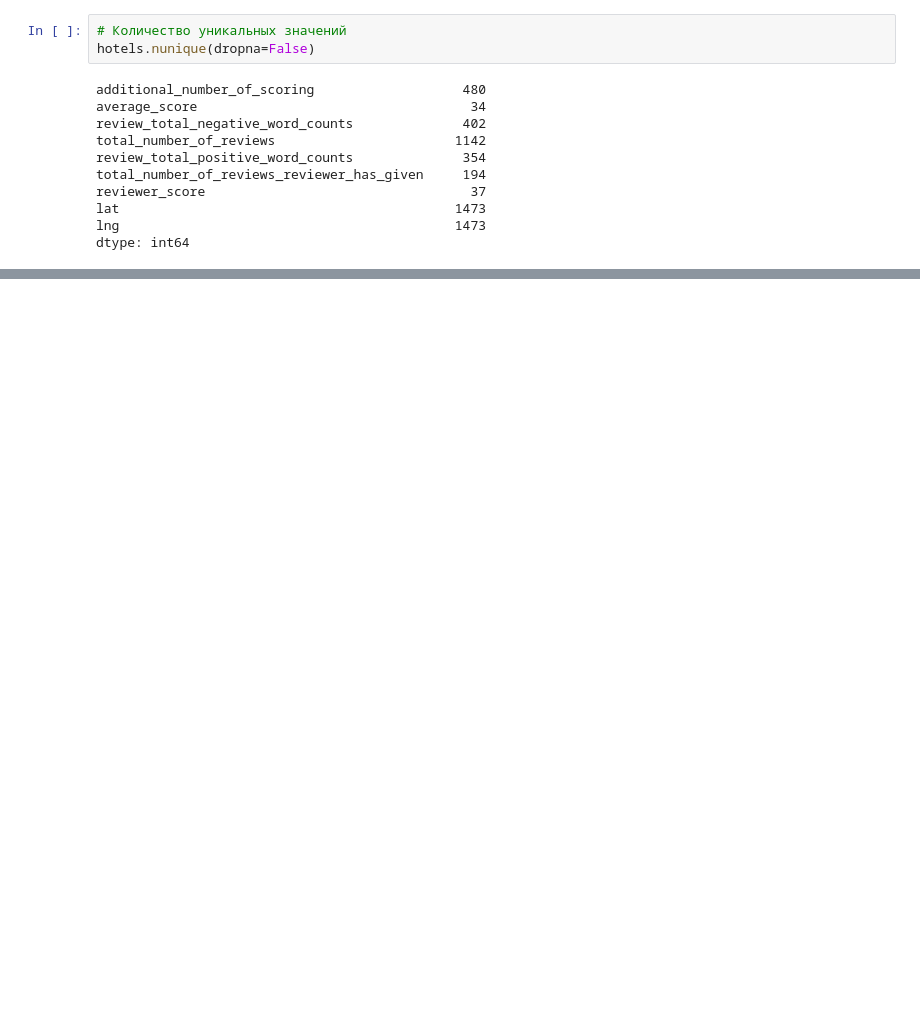
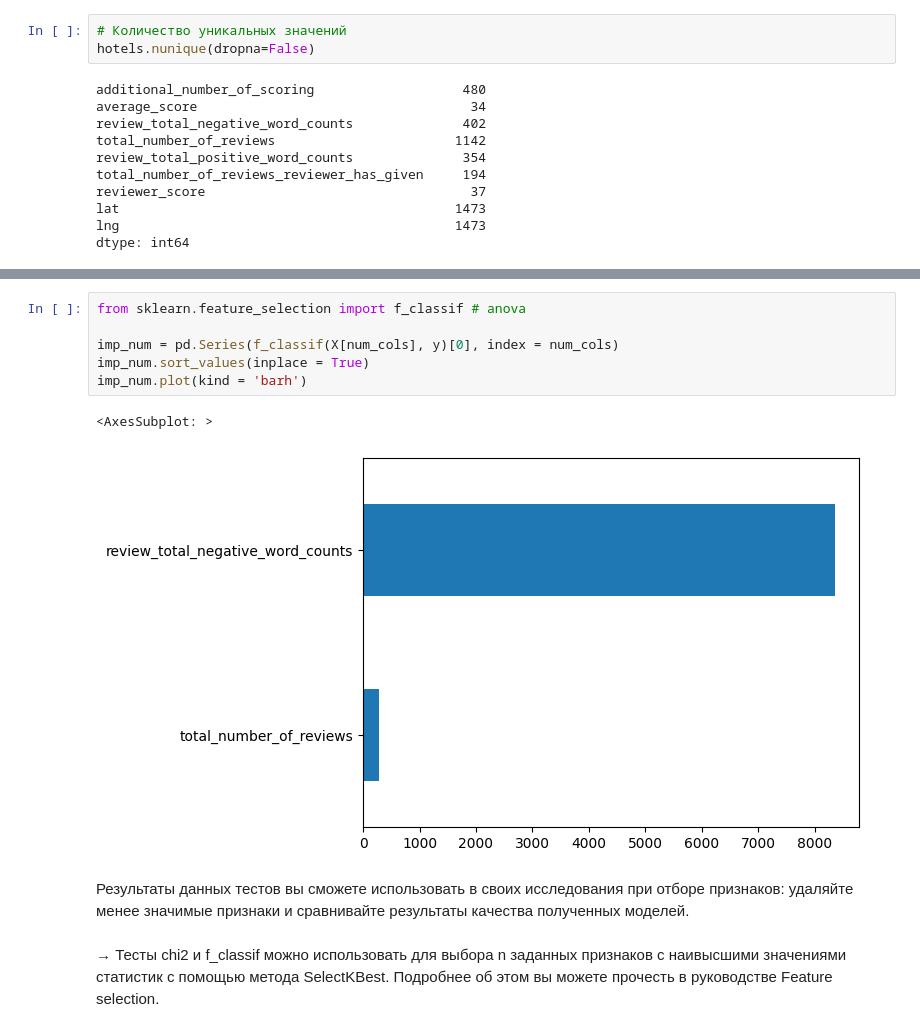
Before and after one commit to abodrij/sf_data_science, a Jupyter notebook: Project_3/Project_3.ipynb, the cells around one changed output, grey strips where cells are left out. Cells and saved outputs as stored; diff of their text form; blank space fills up the shorter version.

```diff
--- a/Project_3/Project_3.ipynb
+++ b/Project_3/Project_3.ipynb
@@ -236,0 +308,13 @@ dtype: int64
+# %%
+from sklearn.feature_selection import f_classif # anova
+
+imp_num = pd.Series(f_classif(X[num_cols], y)[0], index = num_cols)
+imp_num.sort_values(inplace = True)
+imp_num.plot(kind = 'barh')
+# %% [output]
+<AxesSubplot: >
+[figure, added]
+# %% [markdown]
+Результаты данных тестов вы сможете использовать в своих исследования при отборе признаков: удаляйте менее значимые признаки и сравнивайте результаты качества полученных моделей.
+# %% [markdown]
+→ Тесты chi2 и f_classif можно использовать для выбора n заданных признаков с наивысшими значениями статистик с помощью метода SelectKBest. Подробнее об этом вы можете прочесть в руководстве Feature selection.
```
Also changed, not shown: parts of 16 cells of this notebook.
